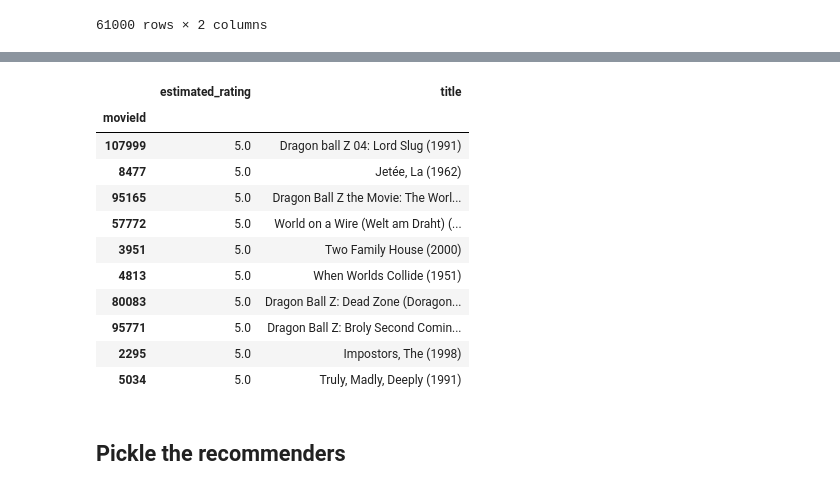
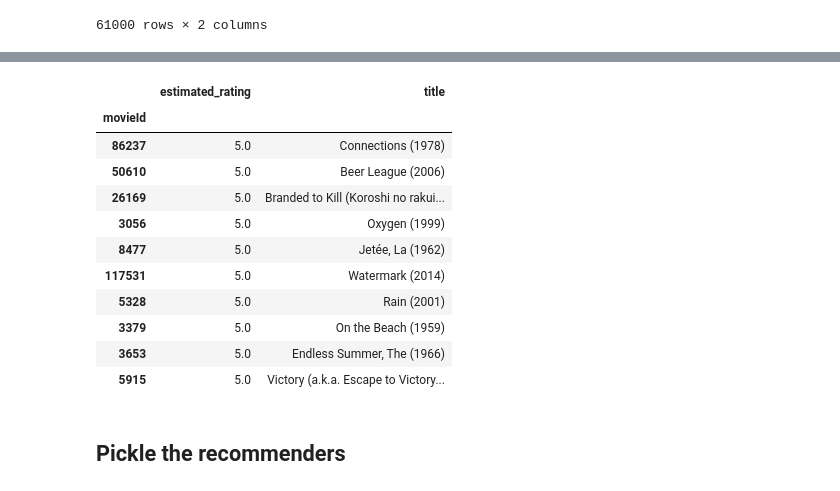
Before and after one commit to tvogel/datascience-bootcamp, a Jupyter notebook: 08_recommender_system/docs/wbsflix_recommendations.ipynb, the cells around one changed output, grey strips where cells are left out. Drawn from its saved outputs; the diff is of its cells as text; code cells hidden in the pictures.

```diff
--- a/08_recommender_system/docs/wbsflix_recommendations.ipynb
+++ b/08_recommender_system/docs/wbsflix_recommendations.ipynb
@@ -420,19 +440,19 @@ movieId
 Name: userId, dtype: int64
 # %%
-user_recommendations(17, 10).join(movies_df.title)
+user_recommendations(182, 10).join(movies_df.title)
 # %% [output]
 |  | estimated_rating | title |
 | movieId |  |  |
-| 107999 | 5.0 | Dragon ball Z 04: Lord Slug (1991) |
+| 86237 | 5.0 | Connections (1978) |
+| 50610 | 5.0 | Beer League (2006) |
+| 26169 | 5.0 | Branded to Kill (Koroshi no rakui... |
+| 3056 | 5.0 | Oxygen (1999) |
 | 8477 | 5.0 | Jetée, La (1962) |
-| 95165 | 5.0 | Dragon Ball Z the Movie: The Worl... |
-| 57772 | 5.0 | World on a Wire (Welt am Draht) (... |
-| 3951 | 5.0 | Two Family House (2000) |
-| 4813 | 5.0 | When Worlds Collide (1951) |
-| 80083 | 5.0 | Dragon Ball Z: Dead Zone (Doragon... |
-| 95771 | 5.0 | Dragon Ball Z: Broly Second Comin... |
-| 2295 | 5.0 | Impostors, The (1998) |
-| 5034 | 5.0 | Truly, Madly, Deeply (1991) |
+| 117531 | 5.0 | Watermark (2014) |
+| 5328 | 5.0 | Rain (2001) |
+| 3379 | 5.0 | On the Beach (1959) |
+| 3653 | 5.0 | Endless Summer, The (1966) |
+| 5915 | 5.0 | Victory (a.k.a. Escape to Victory... |
 # %% [markdown]
 ## Pickle the recommenders
 # %%
```
Also changed, not shown: parts of 11 cells of this notebook, 2 other files.
